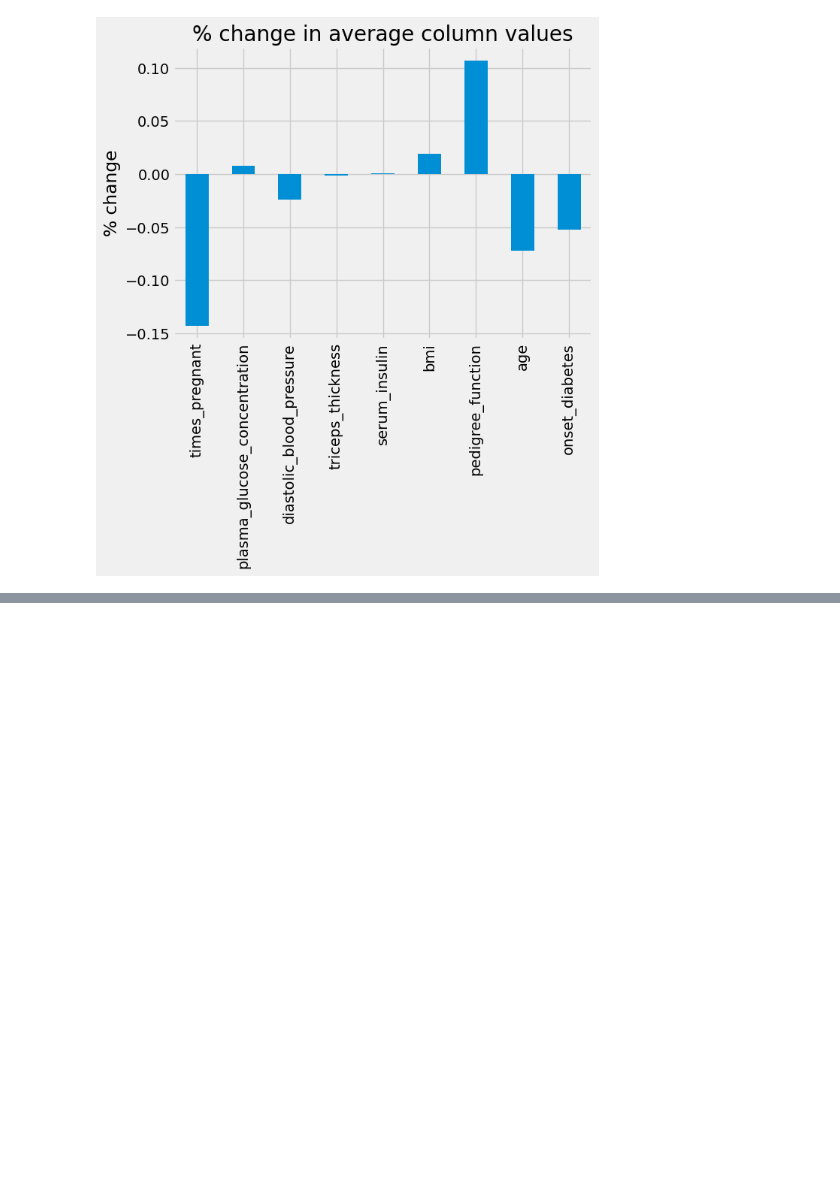
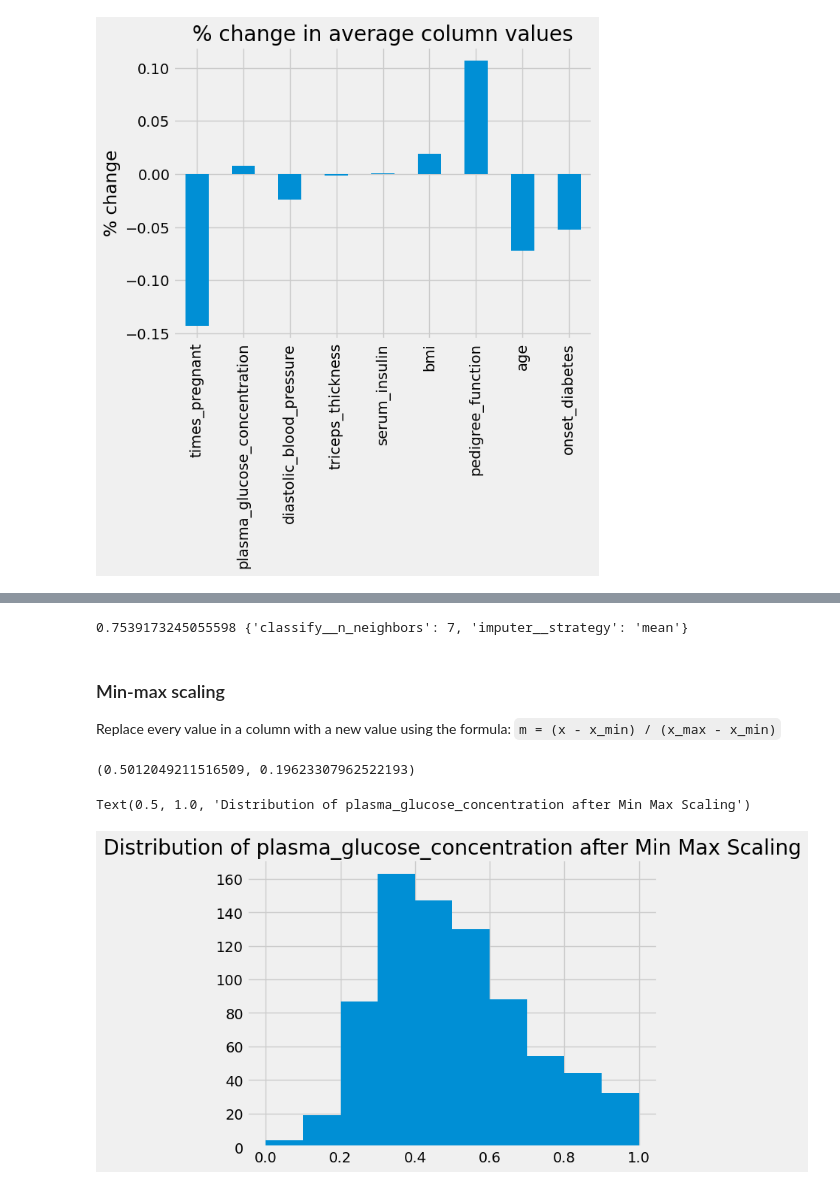
Before and after one commit to yungshun317/sklearn-ml-feature-improvement, a Jupyter notebook: pima_indians_diabetes_database.ipynb, the cells around one changed output, grey strips where cells are left out. Drawn from its saved outputs; the diff is of its cells as text; code cells hidden in the pictures; blank space fills up the shorter version.

Commit message:
[FEAT] Use `MinMaxScaler` and `Normalizer` in pipelines

```diff
--- a/pima_indians_diabetes_database.ipynb
+++ b/pima_indians_diabetes_database.ipynb
@@ -636,0 +624,17 @@ print(grid.best_score_, grid.best_params_)
+# %%
+knn_params = {'imputer__strategy':['mean', 'median'], 'classify__n_neighbors':[1, 2, 3, 4, 5, 6, 7]}
+
+mean_impute_standardize = Pipeline([('imputer', SimpleImputer()), ('standardize', StandardScaler()), ('classify', knn)])
+X = pima.drop('onset_diabetes', axis=1)
+y = pima['onset_diabetes']
+
+grid = GridSearchCV(mean_impute_standardize, knn_params)
+grid.fit(X, y)
+
+print(grid.best_score_, grid.best_params_)
+# %% [output]
+0.7539173245055598 {'classify__n_neighbors': 7, 'imputer__strategy': 'mean'}
+# %% [markdown]
+### Min-max scaling
+
+Replace every value in a column with a new value using the formula: <code>m = (x - x_min) / (x_max - x_min)</code>
@@ -636,0 +644,14 @@ print(grid.best_score_, grid.best_params_)
+# %%
+glucose_min_max_standardized = MinMaxScaler().fit_transform(pima[['plasma_glucose_concentration']])
+
+# Doesn't guarantee a mean or standard deviation
+glucose_min_max_standardized.mean(), glucose_min_max_standardized.std()
+# %% [output]
+(0.5012049211516509, 0.19623307962522193)
+# %%
+ax = pd.Series(glucose_min_max_standardized.reshape(-1,)).hist()
+# Notice the shape never changes, but the values do
+ax.set_title('Distribution of plasma_glucose_concentration after Min Max Scaling')
+# %% [output]
+Text(0.5, 1.0, 'Distribution of plasma_glucose_concentration after Min Max Scaling')
+[figure, added]
```
Also changed, not shown: parts of 67 cells of this notebook.
